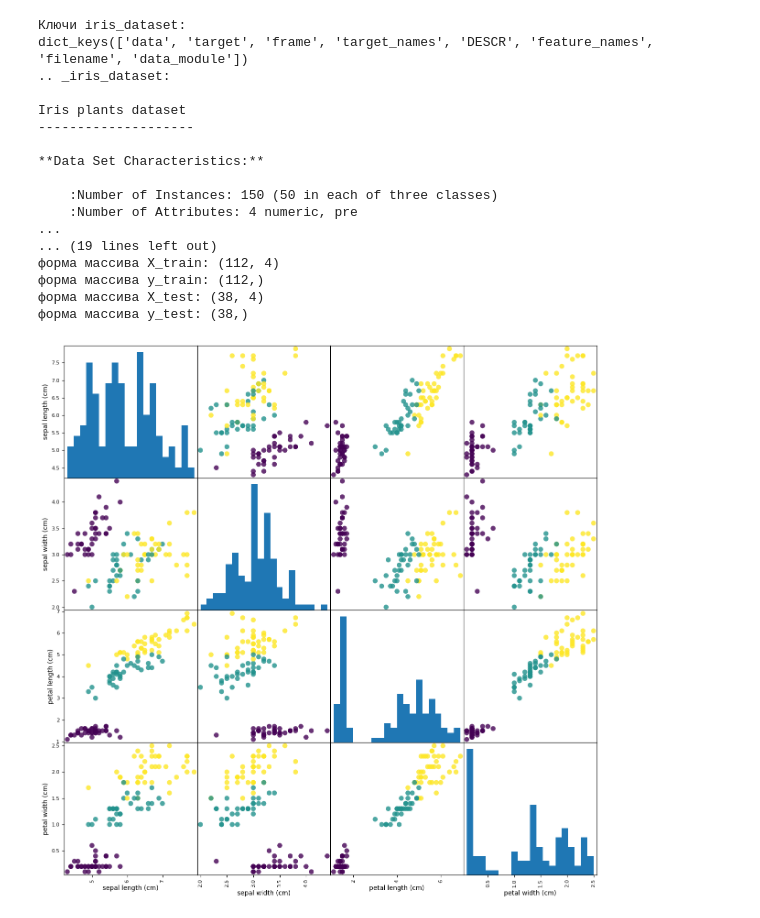
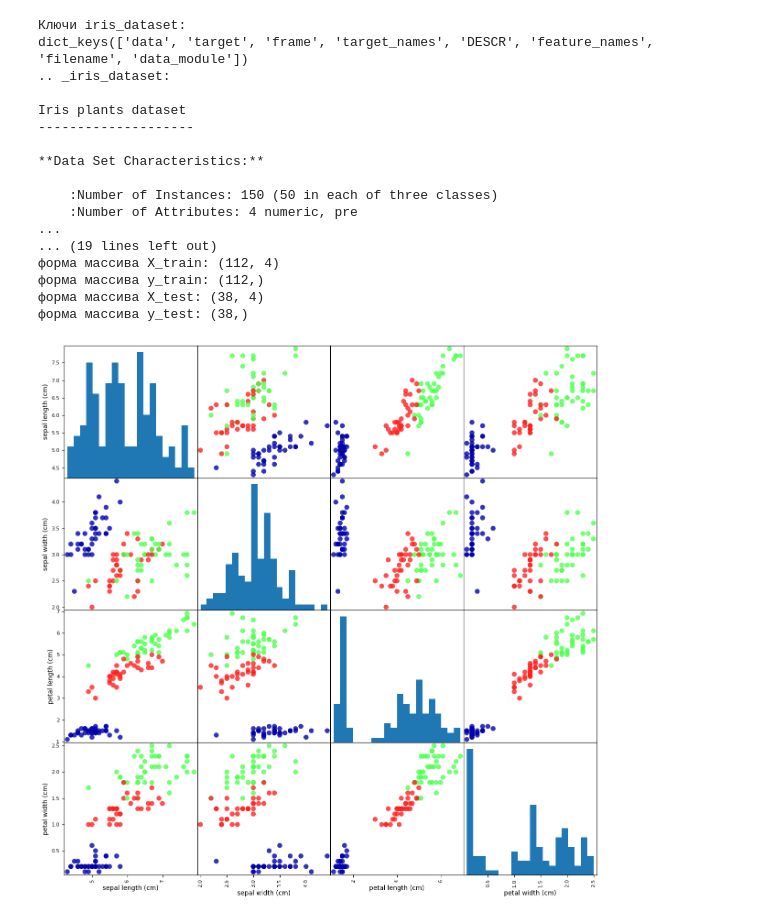
Before and after one commit to EugeneAlWin/6SEM-IAD, a Jupyter notebook: labs/lab1.ipynb, the cells around one changed output. Drawn from its saved outputs; the diff is of its cells as text; code cells hidden in the pictures.

```diff
--- a/labs/lab1.ipynb
+++ b/labs/lab1.ipynb
@@ -4,6 +4,7 @@ import matplotlib.pyplot as plt
 from sklearn.datasets import load_iris
 from pandas.plotting import scatter_matrix
 from sklearn.model_selection import train_test_split
+import mglearn
 
 iris_dataset = load_iris()
 
@@ -24,32 +25,32 @@ X_train, X_test, y_train, y_test = train_test_split(
 print("форма массива X_train: {}".format(X_train.shape))
 print("форма массива y_train: {}".format(y_train.shape))
 print("форма массива X_test: {}".format(X_test.shape))
 print("форма массива y_test: {}".format(y_test.shape))
 
 iris_dataframe = pds.DataFrame(X_train, columns=iris_dataset.feature_names)
 grr = scatter_matrix(
     iris_dataframe, c=y_train,
     figsize=(15, 15), marker='o',
-    hist_kwds={'bins': 20}, s=60, alpha=.8
+    hist_kwds={'bins': 20}, s=60, alpha=.8, cmap=mglearn.cm3
 )
 
 plt.show()
 # %% [output]
 Ключи iris_dataset:
 dict_keys(['data', 'target', 'frame', 'target_names', 'DESCR', 'feature_names', 'filename', 'data_module'])
 .. _iris_dataset:
 
 Iris plants dataset
 --------------------
 
 **Data Set Characteristics:**
 
     :Number of Instances: 150 (50 in each of three classes)
     :Number of Attributes: 4 numeric, pre
 ...
 ... (19 lines left out)
 форма массива X_train: (112, 4)
 форма массива y_train: (112,)
 форма массива X_test: (38, 4)
 форма массива y_test: (38,)
-[figure, old version]
+[figure, new version]
```
Also changed, not shown: 2 other files.
